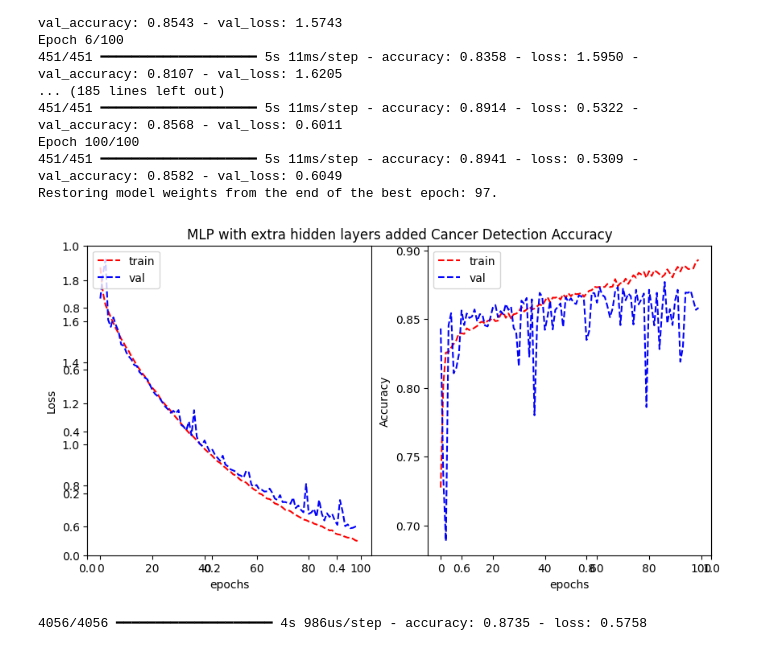
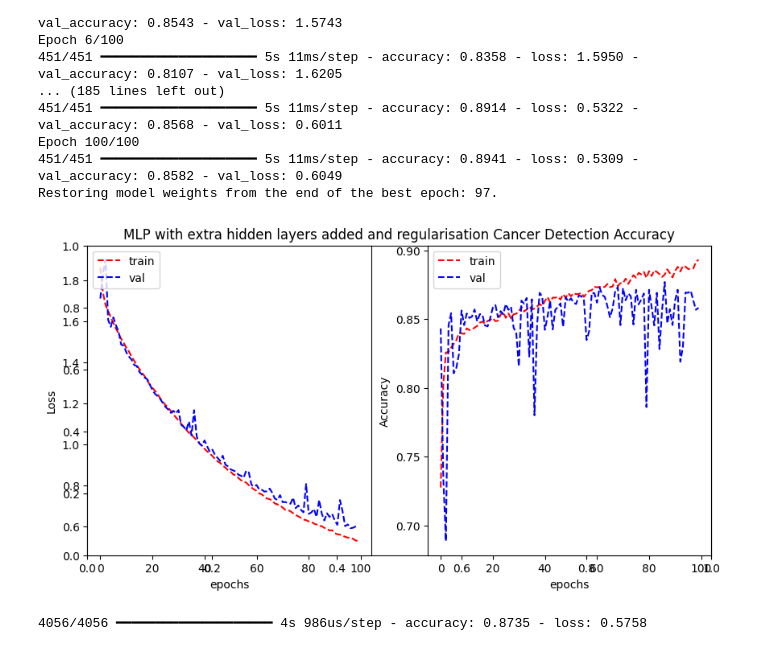
Before and after one commit to HarrisonOrosz/MLAssignment2, a Jupyter notebook: Assignment 2 Workbook.ipynb, the cells around one changed output. Saved outputs shown, nothing was run; the diff lists cells and outputs as text; code cells hidden in the pictures.

Commit message:
fixed graph name

```diff
--- a/Assignment 2 Workbook.ipynb
+++ b/Assignment 2 Workbook.ipynb
@@ -655,11 +655,11 @@ Epoch 100/100
 451/451 ━━━━━━━━━━━━━━━━━━━━ 5s 11ms/step - accuracy: 0.8941 - loss: 0.5309 - val_accuracy: 0.8582 - val_loss: 0.6049
 Restoring model weights from the end of the best epoch: 97.
 # %%
-plot_learning_curve("MLP with extra hidden layers added Cancer Detection Accuracy",history.history['loss'], history.history['val_loss'],
+plot_learning_curve("MLP with extra hidden layers added and regularisation Cancer Detection Accuracy",history.history['loss'], history.history['val_loss'],
                     history.history['accuracy'], history.history['val_accuracy'],
                     metric_name='Accuracy')
 # %% [output]
-[figure, old version]
+[figure, new version]
 # %%
 model.evaluate(test_generator_binary)
 # %% [output]
```
